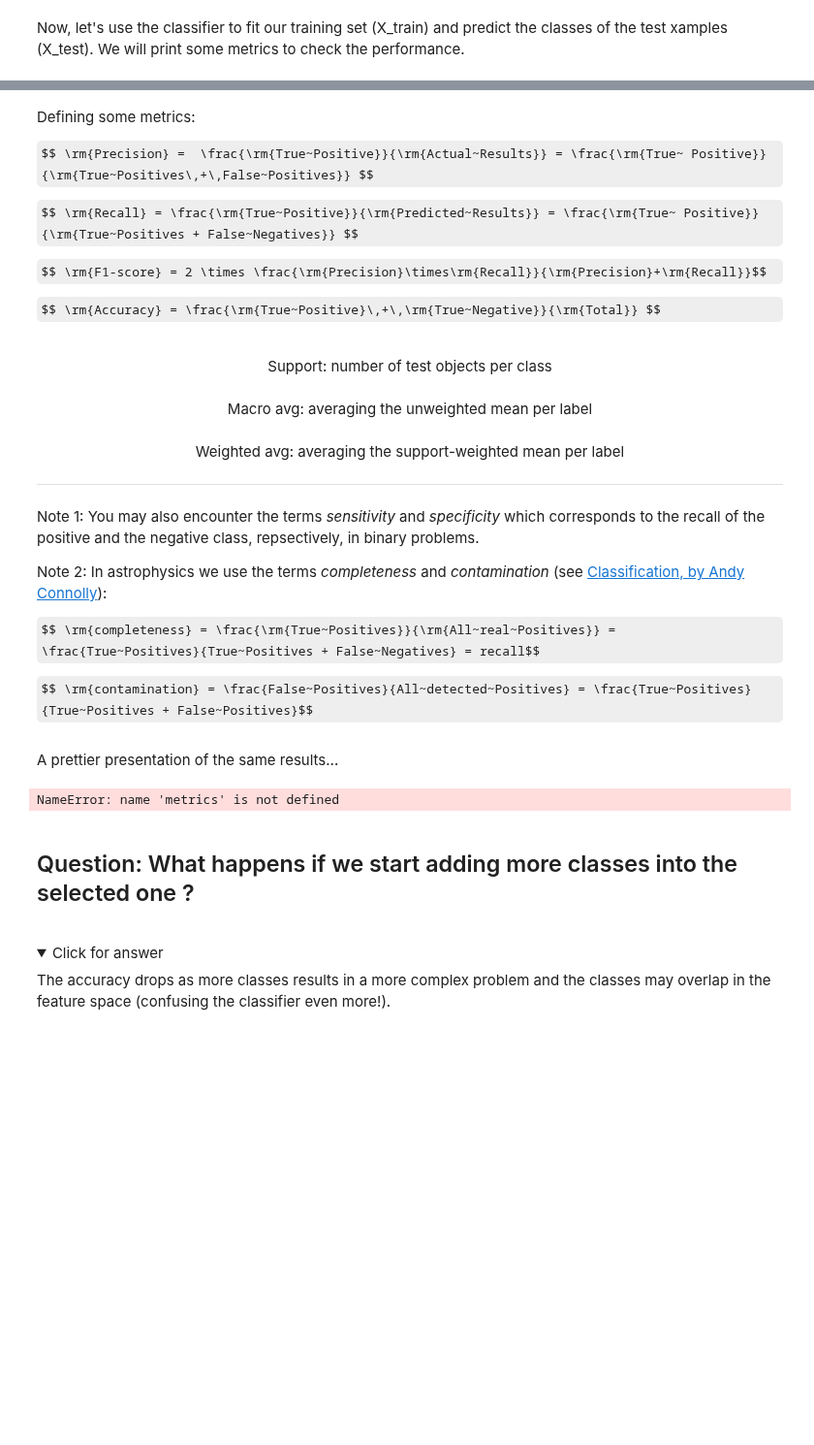
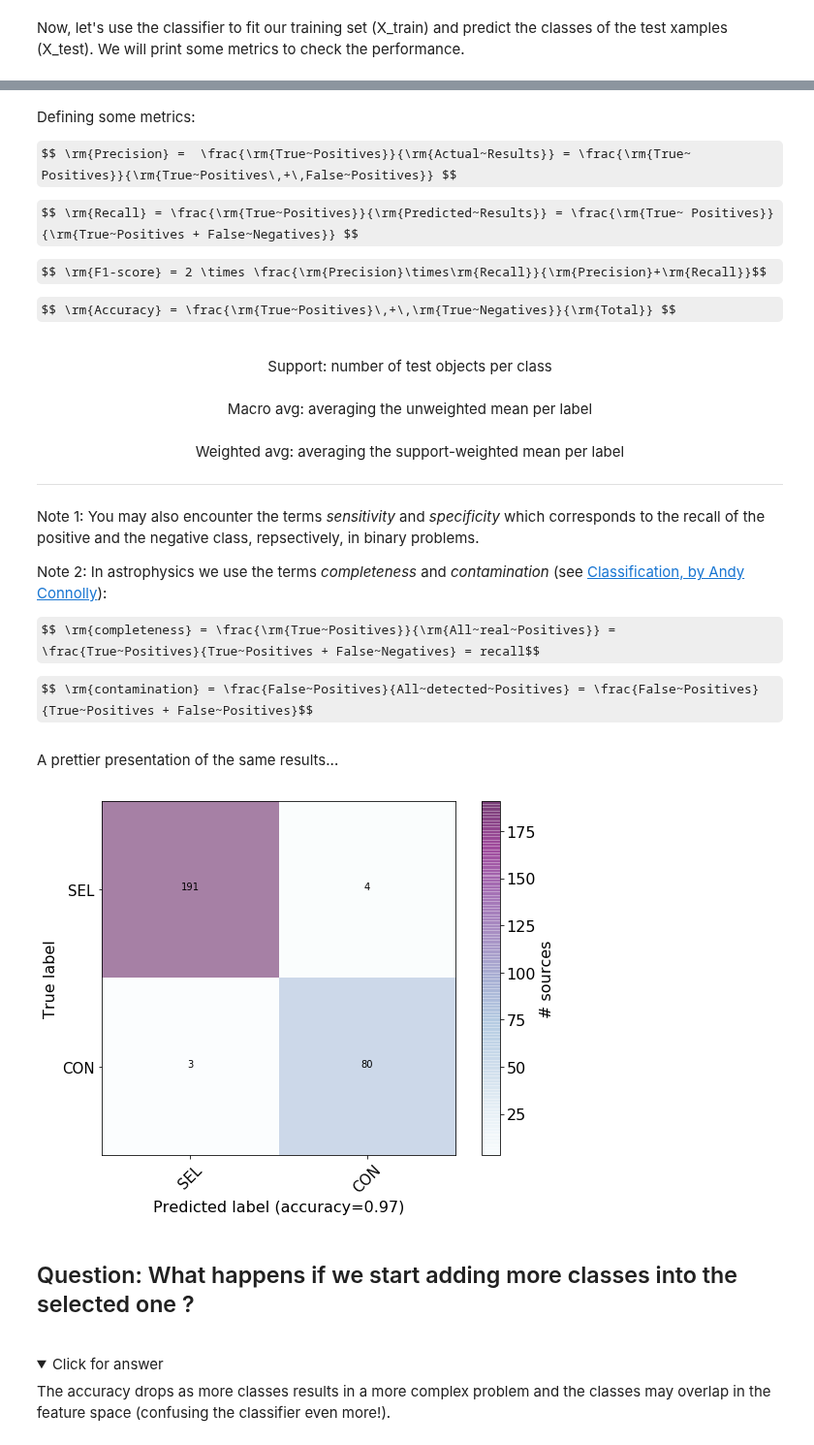
Before and after one commit to astrostatistics-in-crete/2022_summer_school, a Jupyter notebook: ML_Classification/Classification_SW_answerkey.ipynb, the cells around one changed output, grey strips where cells are left out. Shown at 97% size. Saved outputs shown, nothing was run; the diff lists cells and outputs as text; code cells hidden in the pictures; folded sections open; some formulas as TeX source; blank space fills up the shorter version.

```diff
--- a/ML_Classification/Classification_SW_answerkey.ipynb
+++ b/ML_Classification/Classification_SW_answerkey.ipynb
@@ -780,13 +802,13 @@ Figure 4.1. Confusion matrix for classification.<br>
 # %% [markdown]
 Defining some metrics:
 
-$$ \rm{Precision} =  \frac{\rm{True~Positive}}{\rm{Actual~Results}} = \frac{\rm{True~ Positive}}{\rm{True~Positives\,+\,False~Positives}} $$
+$$ \rm{Precision} =  \frac{\rm{True~Positives}}{\rm{Actual~Results}} = \frac{\rm{True~ Positives}}{\rm{True~Positives\,+\,False~Positives}} $$
 
-$$ \rm{Recall} = \frac{\rm{True~Positive}}{\rm{Predicted~Results}} = \frac{\rm{True~ Positive}}{\rm{True~Positives + False~Negatives}} $$
+$$ \rm{Recall} = \frac{\rm{True~Positives}}{\rm{Predicted~Results}} = \frac{\rm{True~ Positives}}{\rm{True~Positives + False~Negatives}} $$
 
 $$ \rm{F1-score} = 2 \times \frac{\rm{Precision}\times\rm{Recall}}{\rm{Precision}+\rm{Recall}}$$
 
-$$ \rm{Accuracy} = \frac{\rm{True~Positive}\,+\,\rm{True~Negative}}{\rm{Total}} $$
+$$ \rm{Accuracy} = \frac{\rm{True~Positives}\,+\,\rm{True~Negatives}}{\rm{Total}} $$
 
 <br>
 <div style="text-align: center;">
@@ -803,7 +825,7 @@ Note 2: In astrophysics we use the terms _completeness_ and _contamination_ (see
 
 $$ \rm{completeness} = \frac{\rm{True~Positives}}{\rm{All~real~Positives}} = \frac{True~Positives}{True~Positives + False~Negatives} = recall$$
 
-$$ \rm{contamination} = \frac{False~Positives}{All~detected~Positives} = \frac{True~Positives}{True~Positives + False~Positives}$$
+$$ \rm{contamination} = \frac{False~Positives}{All~detected~Positives} = \frac{False~Positives}{True~Positives + False~Positives}$$
 # %% [markdown]
 A prettier presentation of the same results...
 # %%
@@ -891,11 +913,11 @@ def plot_confusion_matrix(cm,
 # %%
 plot_confusion_matrix( metrics.confusion_matrix( y_test, y_pred),
                       ['SEL','CON'],
                       title='Confusion matrix', cmap='BuPu', # for more options see: https://matplotlib.org/stable/tutorials/colors/colormaps.html
-                      normalize=True  # True returns precent, False raw numbers
+                      normalize=False  # True returns precent, False raw numbers
                       ) # YlOrBr
 # %% [output]
-NameError: name 'metrics' is not defined
+[figure, added]
 # %% [markdown]
 ## Question: What happens if we start adding more classes into the selected one ?
 <br>
```
Also changed, not shown: parts of 46 cells of this notebook, 5 other files.
